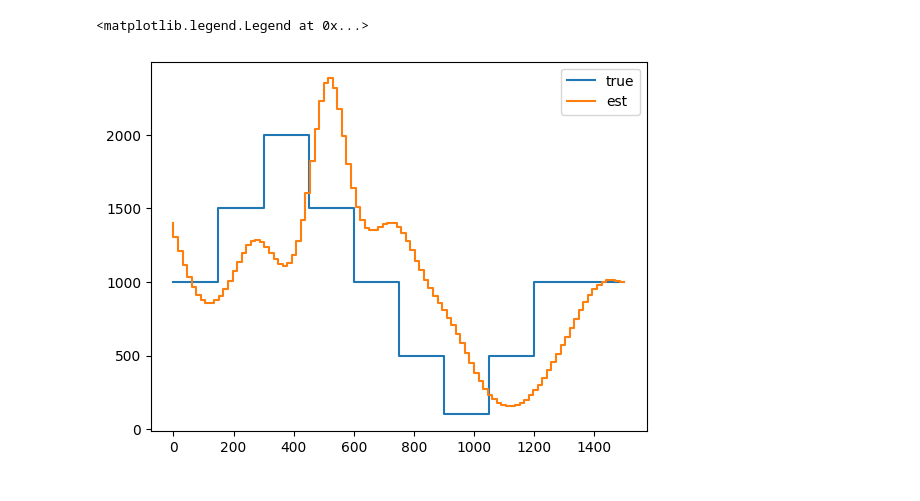
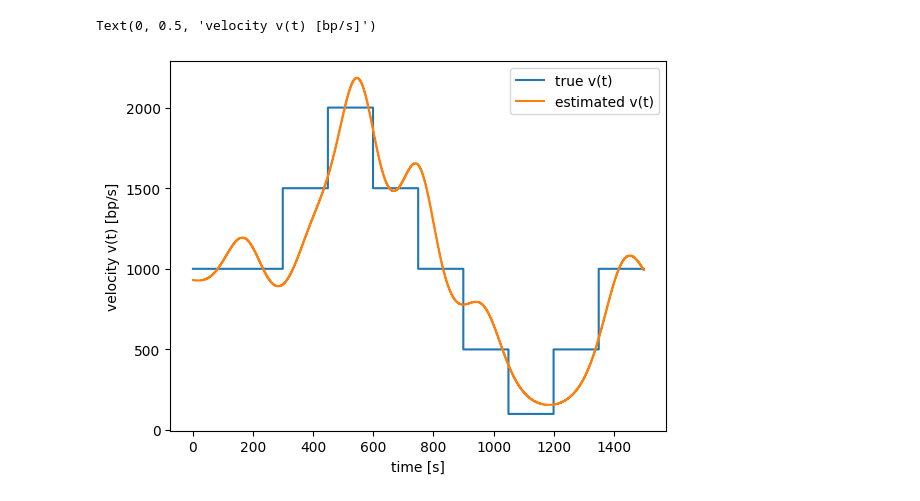
Before and after one commit to oist/VeloGP, a Jupyter notebook: velogp/test_velocity_estimation.ipynb, the cells around one changed output. Drawn from its saved outputs; the diff is of its cells as text; code cells hidden in the pictures.

```diff
--- a/velogp/test_velocity_estimation.ipynb
+++ b/velogp/test_velocity_estimation.ipynb
@@ -31,7 +31,7 @@ x = torch.linspace(0, L, steps=1000)
 y_obs = torch.poisson(mtrue.P(x) * coverage).detach().numpy()
 s_obs = numpy.sqrt(y_obs)
 # %%
-h_tgrid_dense = torch.linspace(0, 0.6*Tr, steps=100, dtype=torch.double)
+h_tgrid_dense = torch.linspace(0, 0.6*Tr, steps=1000, dtype=torch.double)
 m = velocity_model.VelocityModel(L, True, origins, h_tgrid_dense, g_xranges_l, g_xranges_u)
 m.growthrate = Growthrate
 m.h_sigma = torch.tensor([1], dtype=torch.double)
@@ -40,4 +40,4 @@ m.h_timescale = torch.nn.Parameter(torch.tensor([1e2], dtype=torch.double))
 #torch.autograd.set_detect_anomaly(True)
 l = velocity_model.VelocityModelLoss(x, torch.tensor(y_obs), torch.tensor(s_obs), m)
 fit = estimate_velocity.FitVelocityModel(m, l)
-fit.optimize()
+fit.optimize_parameters()
@@ -65,7 +54,9 @@ pyplot.ylim([0.0, 1.1])
 # %%
-pyplot.step(mtrue.h_tgrid, (mtrue.v0 * torch.exp(mtrue.h_log("canonical"))).detach().numpy(), label="true")
-pyplot.step(m.h_tgrid, (m.v0 * torch.exp(m.h_log("canonical"))).detach().numpy(), label="est")
+pyplot.step(h_tgrid_dense, mtrue.v_t(h_tgrid_dense).detach().numpy(), label="true v(t)")
+pyplot.step(h_tgrid_dense, m.v_t(h_tgrid_dense).detach().numpy(), label="estimated v(t)")
 pyplot.legend()
+pyplot.xlabel("time [s]")
+pyplot.ylabel("velocity v(t) [bp/s]")
 # %% [output]
-<matplotlib.legend.Legend at 0x...>
+Text(0, 0.5, 'velocity v(t) [bp/s]')
-[figure, old version]
+[figure, new version]
```
Also changed, not shown: parts of 3 cells of this notebook, 2 other files.
